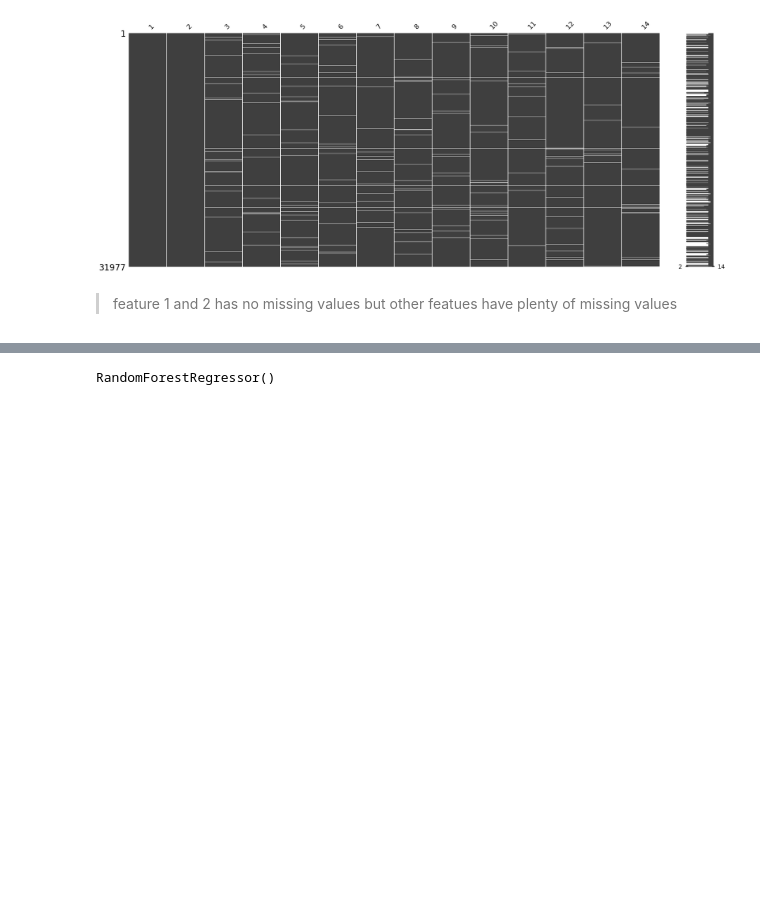
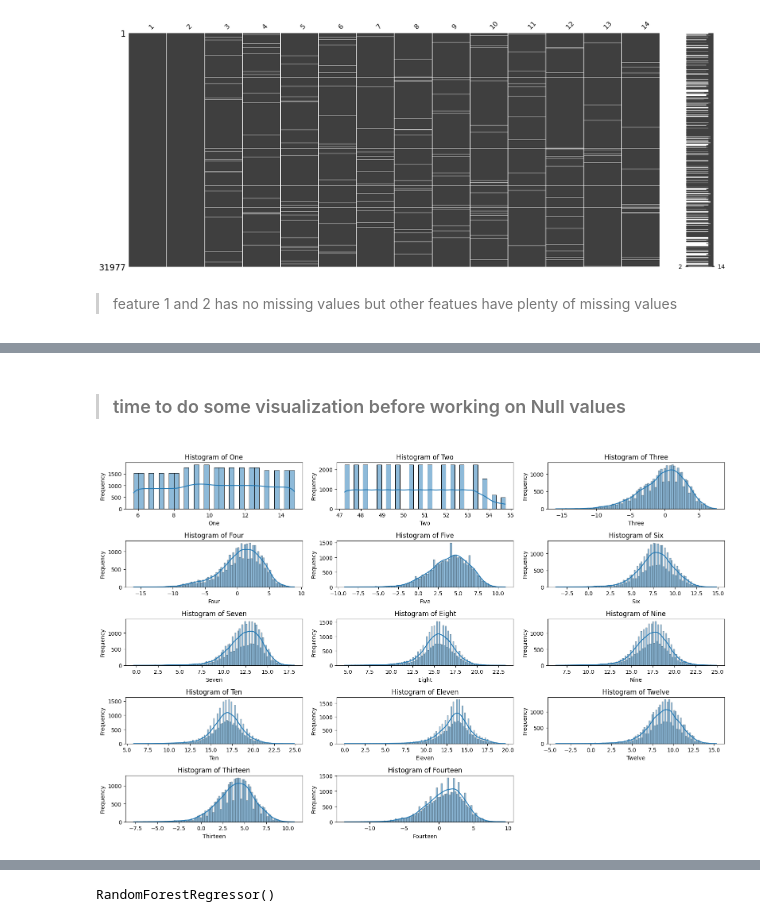
Before and after one commit to Behnekoogol/Time-series-Dataset, a Jupyter notebook: Lab.ipynb, the cells around one changed output, grey strips where cells are left out. Saved outputs shown, nothing was run; the diff lists cells and outputs as text; code cells hidden in the pictures; blank space fills up the shorter version.

Commit message:
committed for conclusion and visualization

```diff
--- a/Lab.ipynb
+++ b/Lab.ipynb
@@ -282,9 +319,9 @@ df.corr()[[3]].style.background_gradient(cmap='coolwarm')
 # %%
 # Rename column names to use the features of string column
-df.rename(columns={1: 'one', 2:'two', 3: 'three', 4:'four',
-                   5:'five', 6:'six', 7:'seven', 8:'eight',
-                   9:'nine',10:'ten', 11:'eleven', 12:'twelve',
-                   13:'thirteen', 14:'fourteen'}, inplace=True)
+df.rename(columns={1: 'One', 2:'Two', 3: 'Three', 4:'Four',
+                   5:'Five', 6:'Six', 7:'Seven', 8:'Eight',
+                   9:'Nine',10:'Ten', 11:'Eleven', 12:'Twelve',
+                   13:'Thirteen', 14:'Fourteen'}, inplace=True)
 # %%
 df.columns
 # %% [output]
@@ -293,0 +348,30 @@ Index(['one', 'two', 'three', 'four', 'five', 'six', 'seven', 'eight', 'nine',
+# %% [markdown]
+> ### time to do some visualization before working on Null values
+# %%
+# copy the dataframe into another variable
+df_copy = df.copy()
+# %%
+# Determine the number of rows and columns for subplots
+num_cols = 3  # Number of histograms per row
+num_features = len(df_copy.columns)
+num_rows = math.ceil(num_features / num_cols)
+
+fig, axes = plt.subplots(num_rows, num_cols, figsize=(16, 10))
+
+for i, column in enumerate(df_copy.columns):
+    row = i // num_cols
+    col = i % num_cols
+    sns.histplot(data=df_copy, x=column, kde=True, ax=axes[row, col])
+    axes[row, col].set_title(f'Histogram of {column}')
+    axes[row, col].set_xlabel(column)
+    axes[row, col].set_ylabel('Frequency')
+
+for i in range(num_features, num_rows * num_cols):
+    row = i // num_cols
+    col = i % num_cols
+    fig.delaxes(axes[row, col])
+
+plt.tight_layout()
+plt.show()
+# %% [output]
+[figure, added]
```
Also changed, not shown: parts of 37 cells of this notebook.
